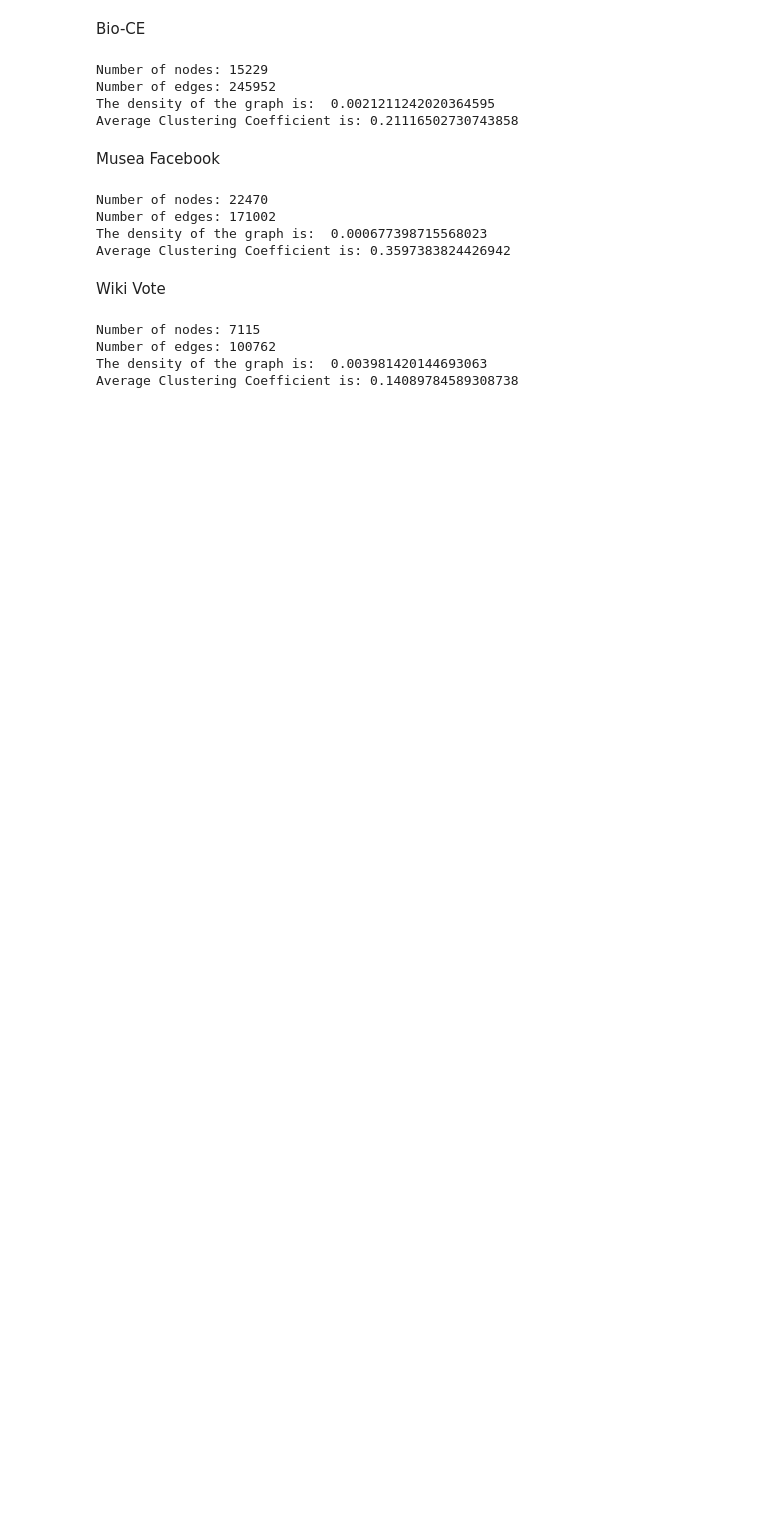
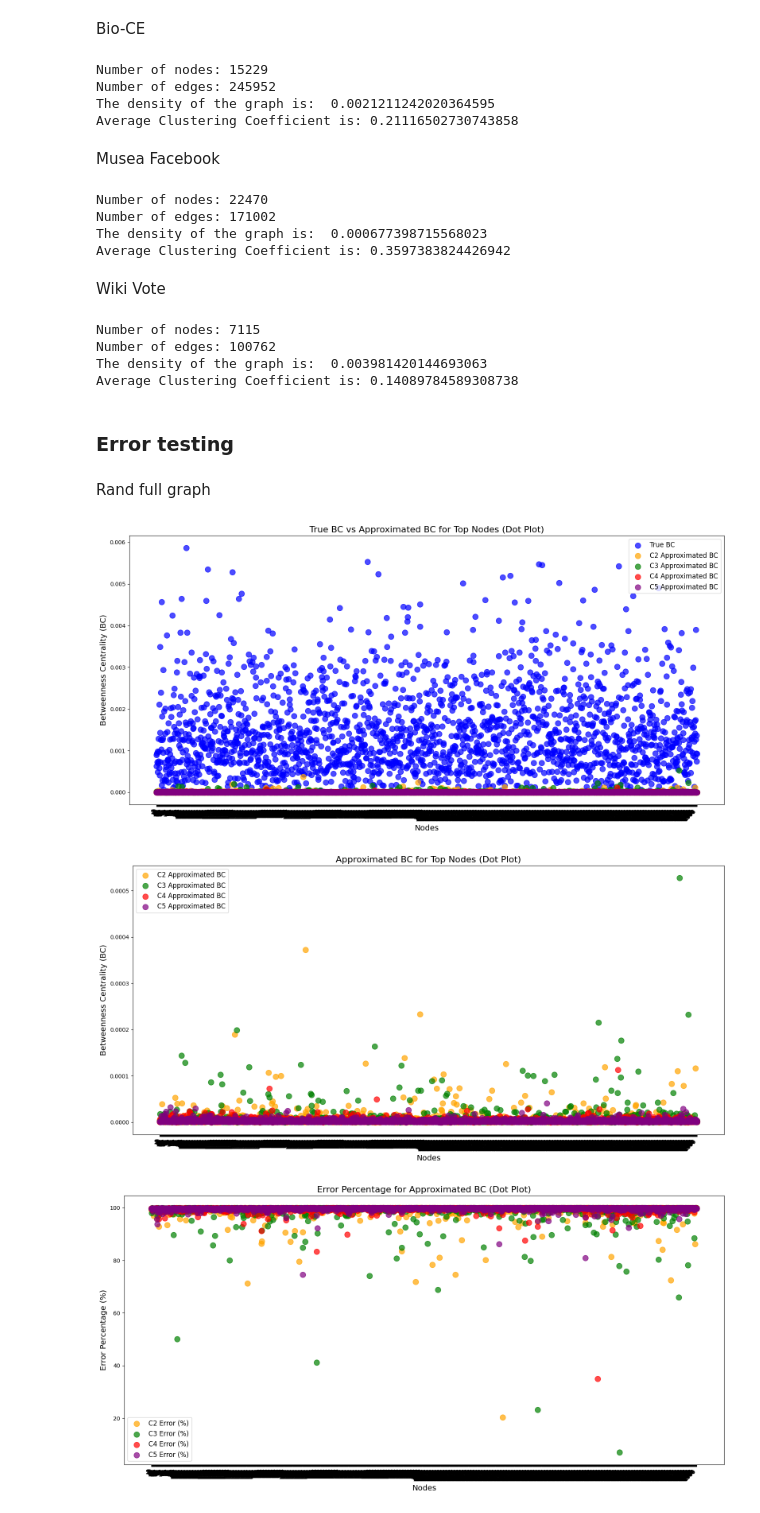
Before and after one commit to Knightjulius/BetweenMyAss, a Jupyter notebook: Testing.ipynb, the cells around one changed output. Saved outputs shown, nothing was run; the diff lists cells and outputs as text; code cells hidden in the pictures; blank space fills up the shorter version.

Commit message:
added error plotting

```diff
--- a/Testing.ipynb
+++ b/Testing.ipynb
@@ -335,3 +329,5 @@ The density of the graph is:  0.003981420144693063
 Average Clustering Coefficient is: 0.14089784589308738
 # %%
 calculate_and_save_betweenness(G, 'WikiVote')
+# %% [markdown]
+### Error testing
@@ -337,0 +706,14 @@ calculate_and_save_betweenness(G, 'WikiVote')
+# %% [markdown]
+Rand full graph
+# %%
+graph_name = 'Rand'
+dataset = generate_bc_dataset(graph_name, False)
+
+plot_bc_dotplot(dataset)
+plot_approximated_bc_dotplot(dataset)
+plot_error_percentage(dataset)
+plot_totalnodes_to_numssp_ratio('Rand', dataset)
+# %% [output]
+[figure, added]
+[figure, added]
+[figure, added]
```
Also changed, not shown: parts of 20 cells of this notebook, 2 other files.
